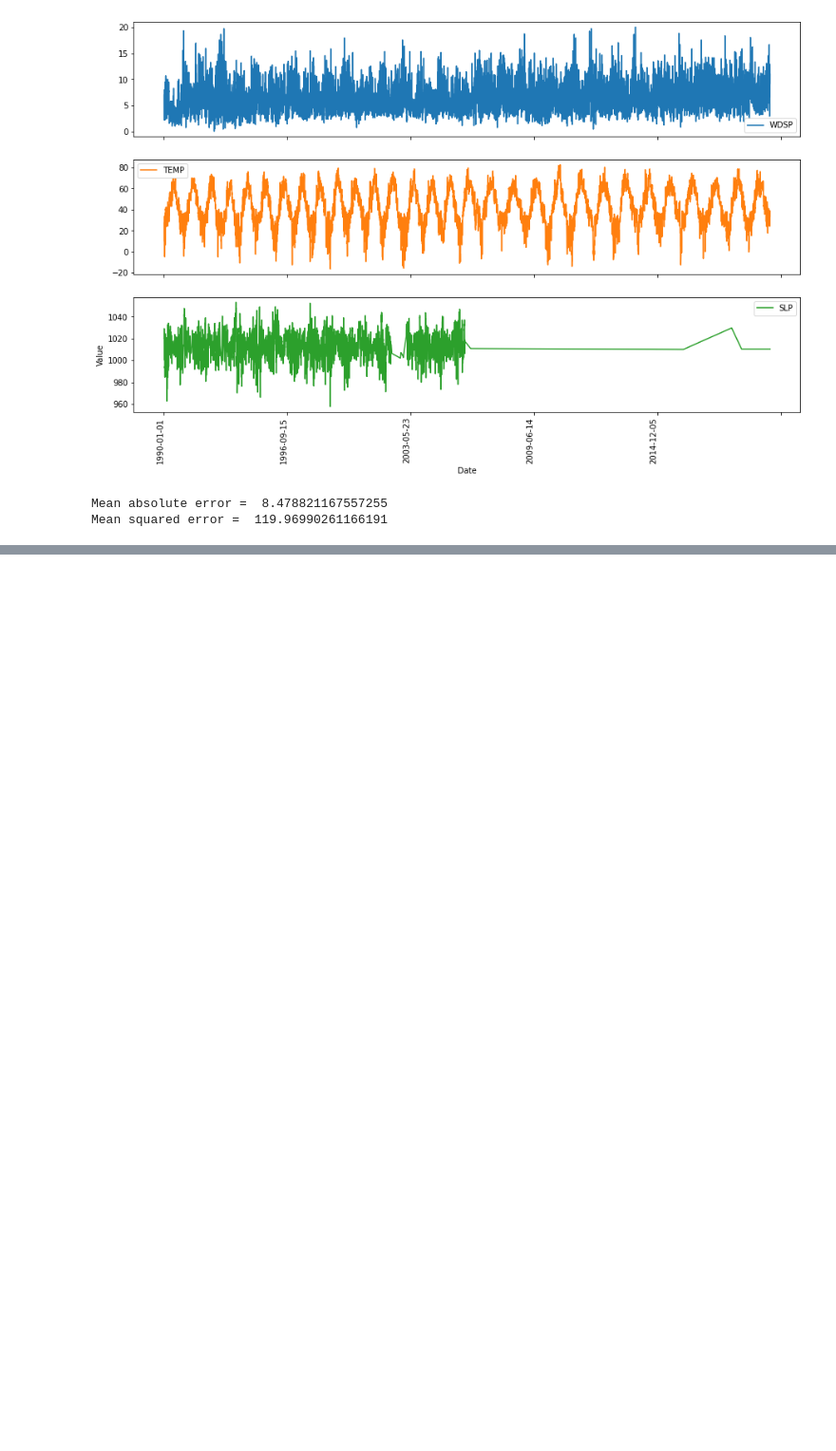
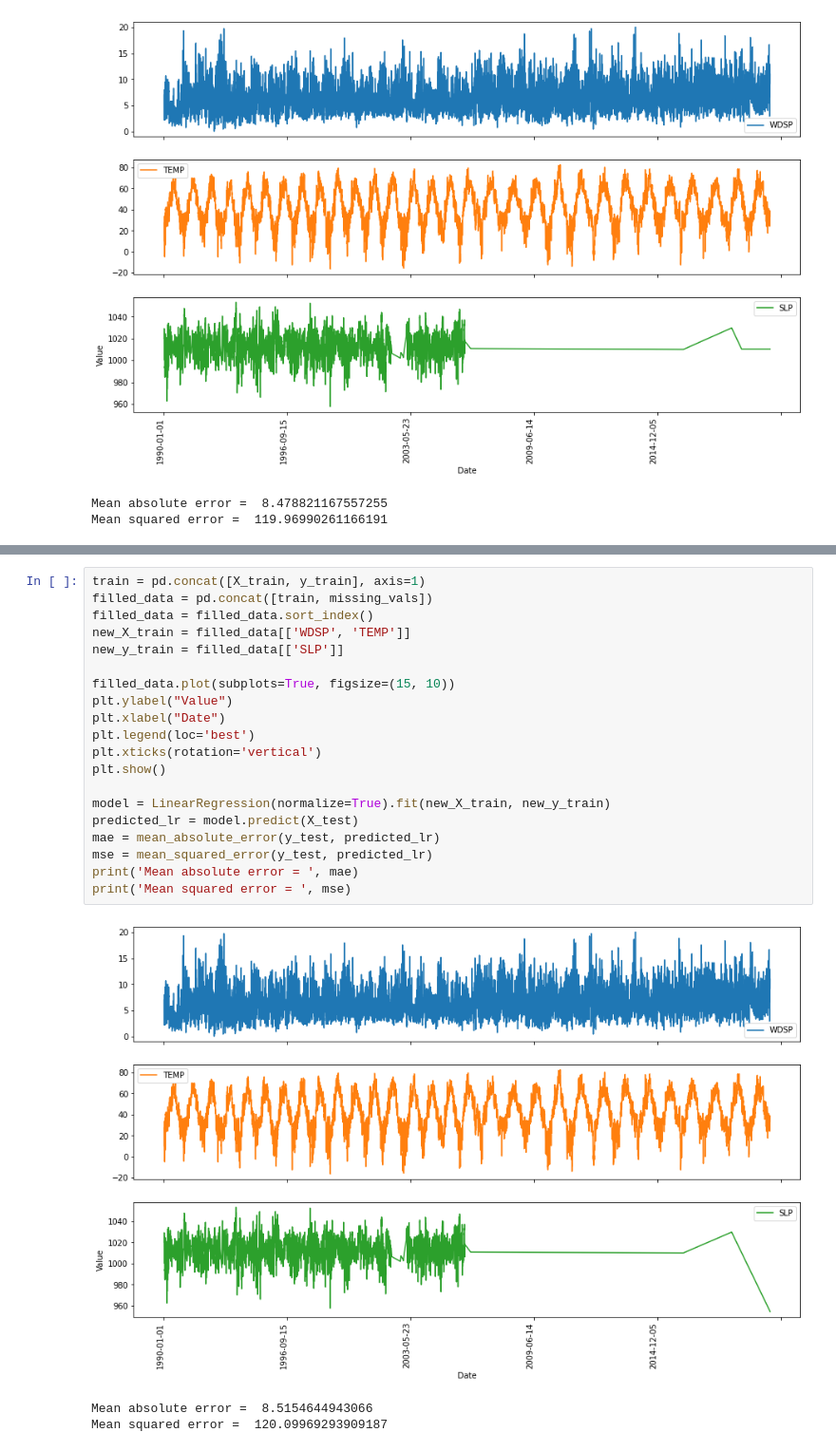
Before and after one commit to Loinen/geodata_analysis, a Jupyter notebook: lab2021.ipynb, the cells around one changed output, grey strips where cells are left out. Shown at 95% size. Drawn from its saved outputs; the diff is of its cells as text; blank space fills up the shorter version.

```diff
--- a/lab2021.ipynb
+++ b/lab2021.ipynb
@@ -222,0 +251,24 @@ original_data.shape
+# %%
+train = pd.concat([X_train, y_train], axis=1)
+filled_data = pd.concat([train, missing_vals])
+filled_data = filled_data.sort_index()
+new_X_train = filled_data[['WDSP', 'TEMP']]
+new_y_train = filled_data[['SLP']]
+
+filled_data.plot(subplots=True, figsize=(15, 10))
+plt.ylabel("Value")
+plt.xlabel("Date")
+plt.legend(loc='best')
+plt.xticks(rotation='vertical')
+plt.show()
+
+model = LinearRegression(normalize=True).fit(new_X_train, new_y_train)
+predicted_lr = model.predict(X_test)
+mae = mean_absolute_error(y_test, predicted_lr)
+mse = mean_squared_error(y_test, predicted_lr)
+print('Mean absolute error = ', mae)
+print('Mean squared error = ', mse)
+# %% [output]
+[figure, added]
+Mean absolute error =  8.5154644943066
+Mean squared error =  120.09969293909187
```
Also changed, not shown: parts of 5 cells of this notebook.
